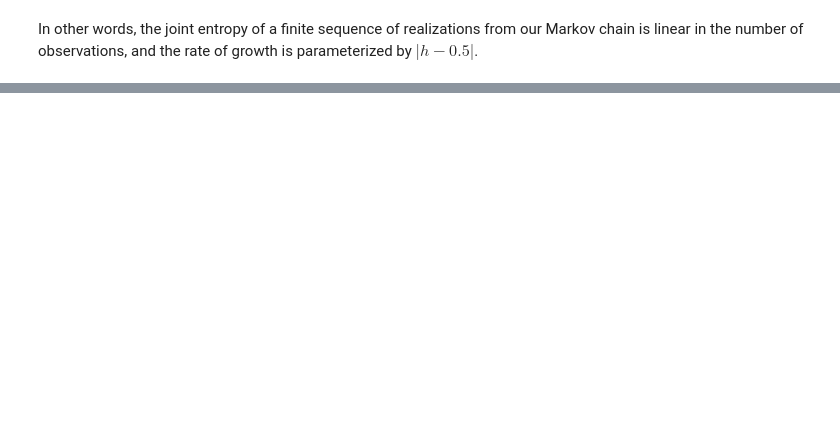
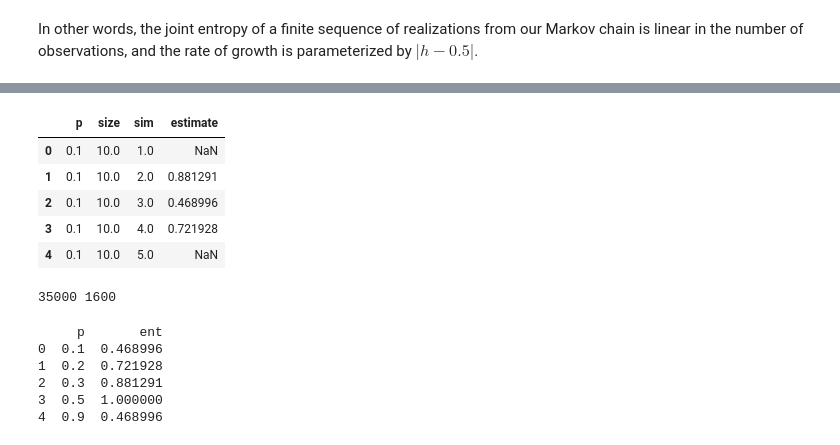
Before and after one commit to TheGoldLab/Analysis_Audio2AFC_ChangePoint, a Jupyter notebook: Tutorials/Mutual_Information_Basics.ipynb, the cells around one changed output, grey strips where cells are left out. Cells and saved outputs as stored; diff of their text form; code cells hidden in the pictures; blank space fills up the shorter version.

```diff
--- a/Tutorials/Mutual_Information_Basics.ipynb
+++ b/Tutorials/Mutual_Information_Basics.ipynb
@@ -43,6 +47,9 @@ plt.rcParams.update({'font.size': 19})
 # %%
 def cond_ent(h):
     return -h*np.log2(h) - (1-h)*np.log2(1-h)
+
+def bernoulli_entropy(p):
+    return cond_ent(p)
 # %%
 # %matplotlib inline
 h = np.linspace(0.001, .999)
@@ -149,0 +166,5 @@ In other words, the joint entropy of a finite sequence of realizations from our
+# %%
+pvals=[.1,.2,.3,.5, .9]
+num_sims = 1000
+sample_sizes = [10, 50, 100, 150, 200, 250, 300]
+# print(sample_sizes
@@ -149,0 +177,42 @@ In other words, the joint entropy of a finite sequence of realizations from our
+# %%
+p = []         # parameter of Bernoulli
+size = []      # sample size
+sim = []       # simulation number
+estimate = []  # estimate of entropy for specific sample
+
+for samplesize in sample_sizes:
+    for pval in pvals:
+        for si in range(num_sims):
+            s = generate_samples(samplesize, pval)
+            ent = estimate_entropy(s)
+
+            p.append(pval)
+            size.append(samplesize)
+            sim.append(si + 1)
+            estimate.append(ent)
+sims = pd.DataFrame(np.array([p, size, sim, estimate]).transpose(), columns=["p", "size", "sim", "estimate"])
+sims.head()
+# %% [output]
+|  | p | size | sim | estimate |
+| 0 | 0.1 | 10.0 | 1.0 | NaN |
+| 1 | 0.1 | 10.0 | 2.0 | 0.881291 |
+| 2 | 0.1 | 10.0 | 3.0 | 0.468996 |
+| 3 | 0.1 | 10.0 | 4.0 | 0.721928 |
+| 4 | 0.1 | 10.0 | 5.0 | NaN |
+# %%
+print(len(sims), 4 * 4*100)
+# %% [output]
+35000 1600
+# %%
+ents = []
+for p in pvals:
+    ents.append({'p': p, 'ent': bernoulli_entropy(p)})
+df_p = pd.DataFrame(ents)
+print(df_p)
+# %% [output]
+     p       ent
+0  0.1  0.468996
+1  0.2  0.721928
+2  0.3  0.881291
+3  0.5  1.000000
+4  0.9  0.468996
```
Also changed, not shown: parts of 15 cells of this notebook.
